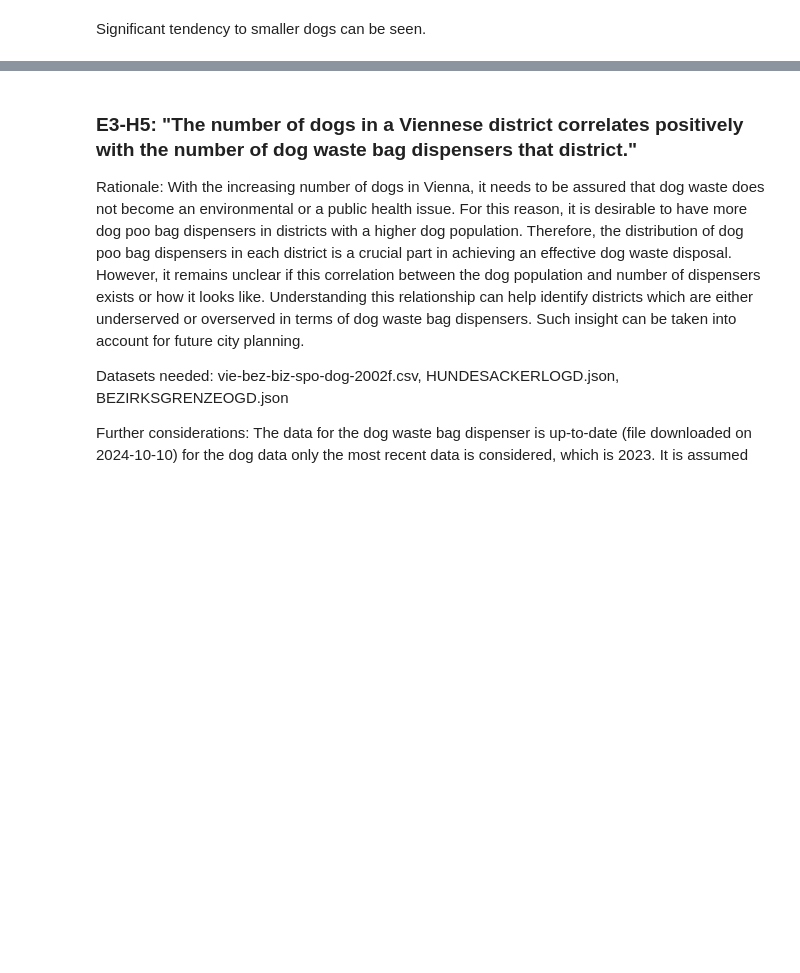
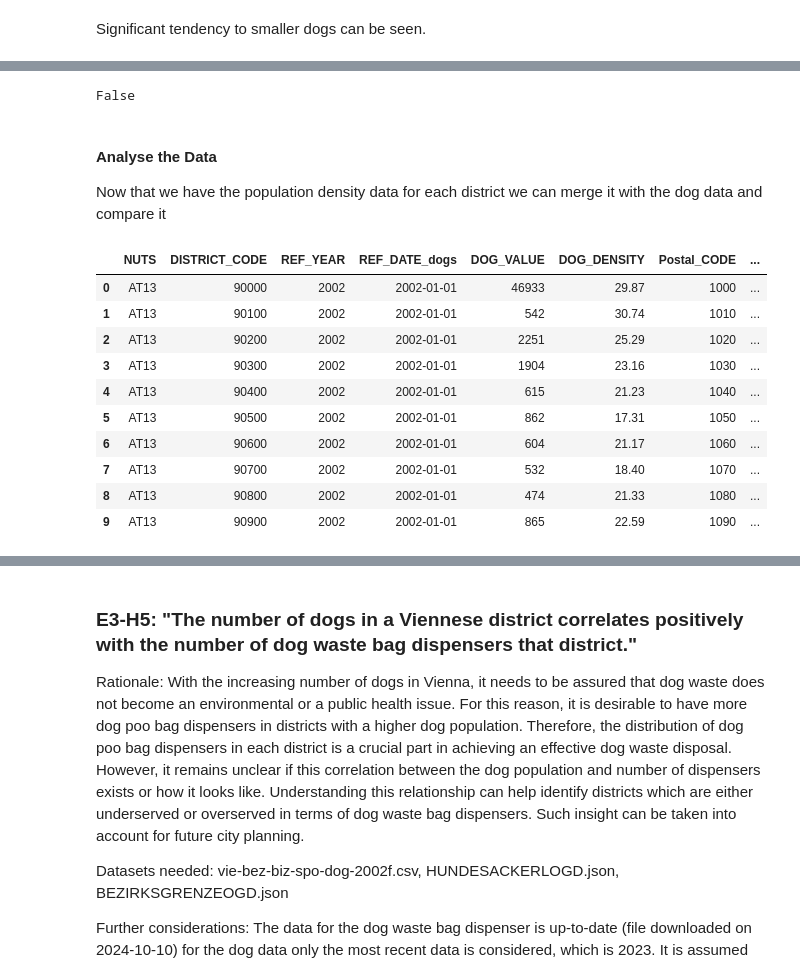
Before and after one commit to theresanother1/dee24-group-project, a Jupyter notebook: prj01.ipynb, the cells around one changed output, grey strips where cells are left out. Cells and saved outputs as stored; diff of their text form; code cells hidden in the pictures; blank space fills up the shorter version.

```diff
--- a/prj01.ipynb
+++ b/prj01.ipynb
@@ -953,0 +1075,25 @@ Author: Anna Punzengruber
+# %%
+#Check for duplicates (no duplicate rows with same year and same district code)
+bev_dichte.duplicated(subset=['DISTRICT_CODE', 'REF_YEAR']).any()
+# %% [output]
+False
+# %% [markdown]
+#### Analyse the Data
+
+Now that we have the population density data for each district we can merge it with the dog data and compare it
+# %%
+#Merge population values and dog data, so we can analyse it
+df_h4_dogs_pop = dogs_2002.merge(bev_dichte, how='inner', left_on=['DISTRICT_CODE','REF_YEAR'], right_on=['DISTRICT_CODE','REF_YEAR'], suffixes=('_dogs', '_population'))
+df_h4_dogs_pop.head(10)
+# %% [output]
+|  | NUTS | DISTRICT_CODE | REF_YEAR | REF_DATE_dogs | DOG_VALUE | DOG_DENSITY | Postal_CODE | ... |
+| 0 | AT13 | 90000 | 2002 | 2002-01-01 | 46933 | 29.87 | 1000 | ... |
+| 1 | AT13 | 90100 | 2002 | 2002-01-01 | 542 | 30.74 | 1010 | ... |
+| 2 | AT13 | 90200 | 2002 | 2002-01-01 | 2251 | 25.29 | 1020 | ... |
+| 3 | AT13 | 90300 | 2002 | 2002-01-01 | 1904 | 23.16 | 1030 | ... |
+| 4 | AT13 | 90400 | 2002 | 2002-01-01 | 615 | 21.23 | 1040 | ... |
+| 5 | AT13 | 90500 | 2002 | 2002-01-01 | 862 | 17.31 | 1050 | ... |
+| 6 | AT13 | 90600 | 2002 | 2002-01-01 | 604 | 21.17 | 1060 | ... |
+| 7 | AT13 | 90700 | 2002 | 2002-01-01 | 532 | 18.40 | 1070 | ... |
+| 8 | AT13 | 90800 | 2002 | 2002-01-01 | 474 | 21.33 | 1080 | ... |
+| 9 | AT13 | 90900 | 2002 | 2002-01-01 | 865 | 22.59 | 1090 | ... |
```
Also changed, not shown: parts of 23 cells of this notebook, 1 other file.
